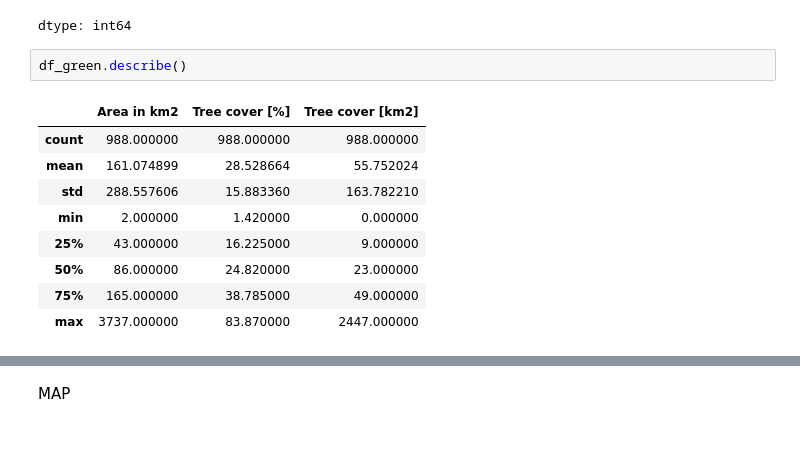
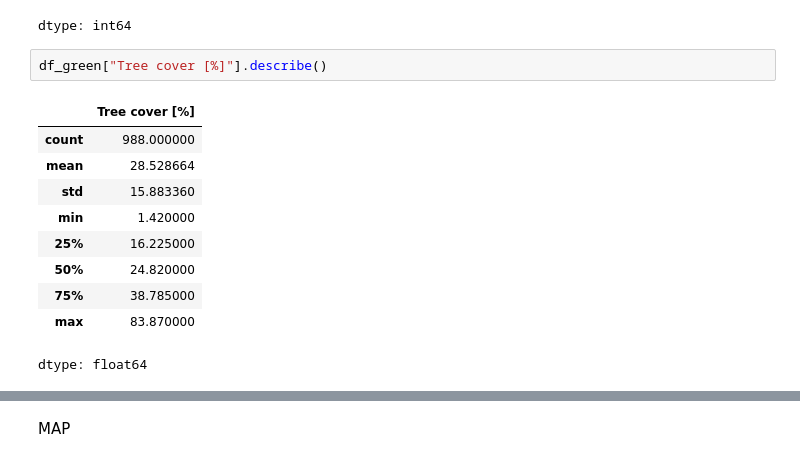
Before and after one commit to linneverh/Data-project-, a Jupyter notebook: pogingen_Linne.ipynb, the cells around one changed output, grey strips where cells are left out. Saved outputs shown, nothing was run; the diff lists cells and outputs as text.

```diff
--- a/pogingen_Linne.ipynb
+++ b/pogingen_Linne.ipynb
@@ -43,14 +43,15 @@ df_green.isna().sum()
 | Tree cover [km2] | 0 |
 dtype: int64
 # %%
-df_green.describe()
+df_green["Tree cover [%]"].describe()
 # %% [output]
-|  | Area in km2 | Tree cover [%] | Tree cover [km2] |
-| count | 988.000000 | 988.000000 | 988.000000 |
-| mean | 161.074899 | 28.528664 | 55.752024 |
-| std | 288.557606 | 15.883360 | 163.782210 |
-| min | 2.000000 | 1.420000 | 0.000000 |
-| 25% | 43.000000 | 16.225000 | 9.000000 |
-| 50% | 86.000000 | 24.820000 | 23.000000 |
-| 75% | 165.000000 | 38.785000 | 49.000000 |
-| max | 3737.000000 | 83.870000 | 2447.000000 |
+|  | Tree cover [%] |
+| count | 988.000000 |
+| mean | 28.528664 |
+| std | 15.883360 |
+| min | 1.420000 |
+| 25% | 16.225000 |
+| 50% | 24.820000 |
+| 75% | 38.785000 |
+| max | 83.870000 |
+dtype: float64
```
Also changed, not shown: parts of 15 cells of this notebook.
